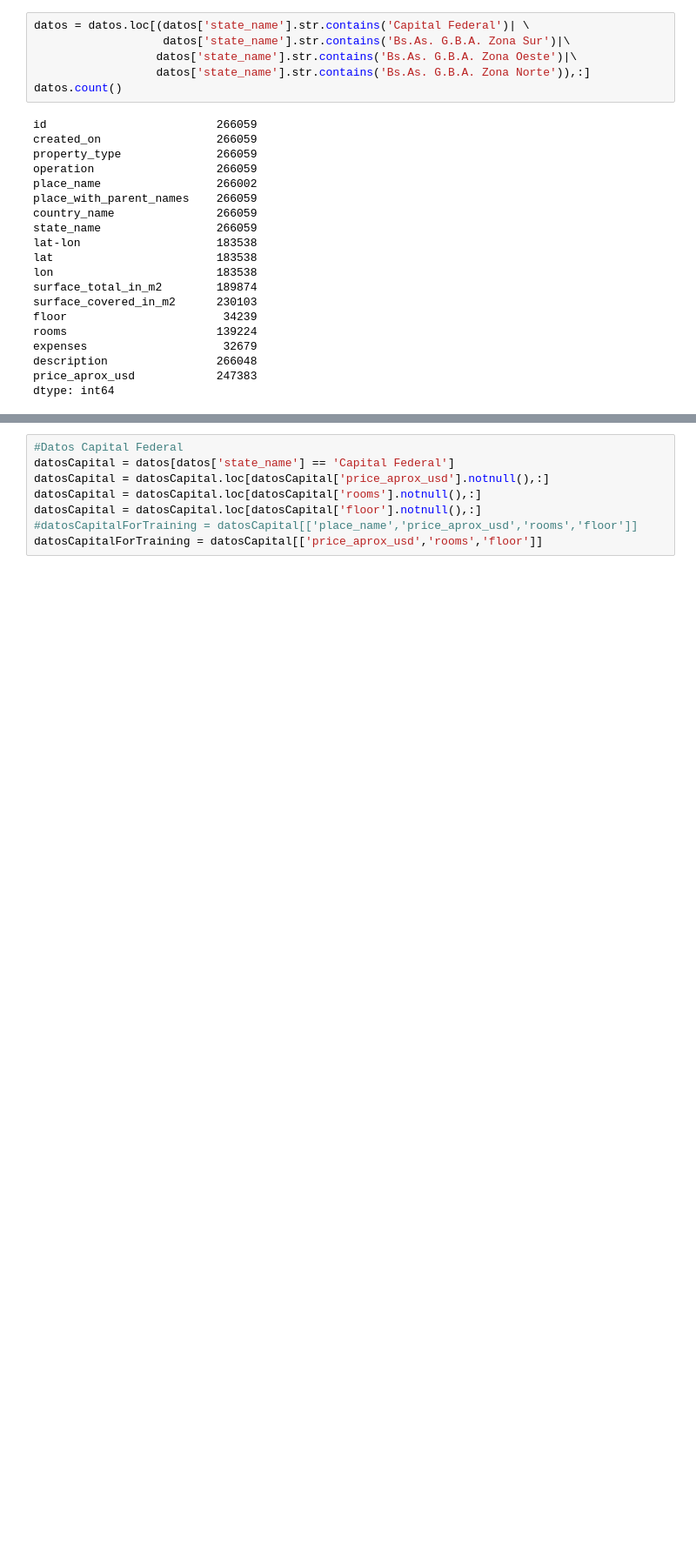
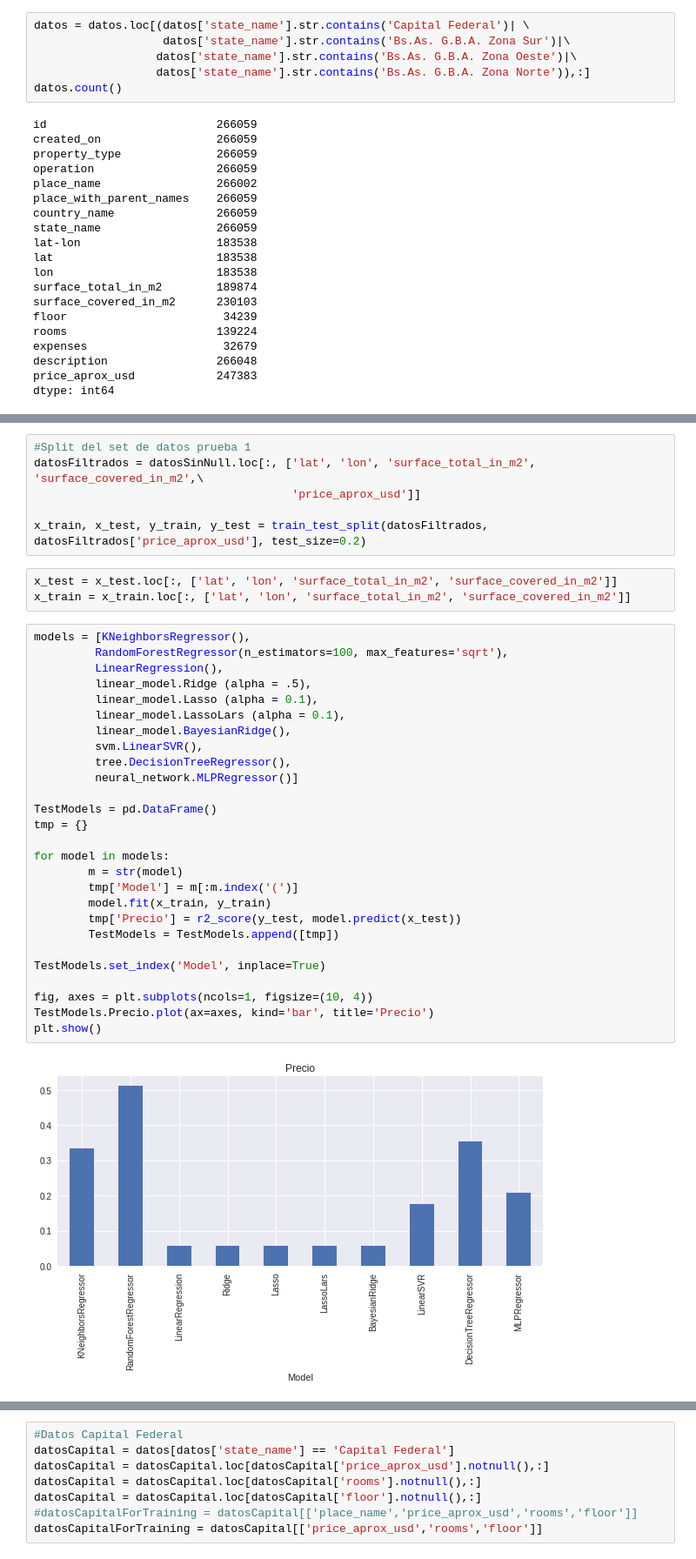
Before and after one commit to NicoGallegos/tpdatos, a Jupyter notebook: TP 2 2.0.ipynb, the cells around one changed output, grey strips where cells are left out. Shown: that part at 87% size. Saved outputs shown, nothing was run; the diff lists cells and outputs as text; blank space fills up the shorter version.

Commit message:
Primera subida a kaggle
Prueba de muchos algoritmos

```diff
--- a/TP 2 2.0.ipynb
+++ b/TP 2 2.0.ipynb
@@ -468,0 +308,38 @@ ValueError: Length of values does not match length of index
+# %%
+#Split del set de datos prueba 1
+datosFiltrados = datosSinNull.loc[:, ['lat', 'lon', 'surface_total_in_m2', 'surface_covered_in_m2',\
+                                      'price_aprox_usd']]
+
+x_train, x_test, y_train, y_test = train_test_split(datosFiltrados, datosFiltrados['price_aprox_usd'], test_size=0.2)
+# %%
+x_test = x_test.loc[:, ['lat', 'lon', 'surface_total_in_m2', 'surface_covered_in_m2']]
+x_train = x_train.loc[:, ['lat', 'lon', 'surface_total_in_m2', 'surface_covered_in_m2']]
+# %%
+models = [KNeighborsRegressor(),
+         RandomForestRegressor(n_estimators=100, max_features='sqrt'),
+         LinearRegression(),
+         linear_model.Ridge (alpha = .5),
+         linear_model.Lasso (alpha = 0.1),
+         linear_model.LassoLars (alpha = 0.1),
+         linear_model.BayesianRidge(),
+         svm.LinearSVR(),
+         tree.DecisionTreeRegressor(),
+         neural_network.MLPRegressor()]
+
+TestModels = pd.DataFrame()
+tmp = {}
+
+for model in models:
+        m = str(model)
+        tmp['Model'] = m[:m.index('(')]
+        model.fit(x_train, y_train)
+        tmp['Precio'] = r2_score(y_test, model.predict(x_test))
+        TestModels = TestModels.append([tmp])
+
+TestModels.set_index('Model', inplace=True)
+
+fig, axes = plt.subplots(ncols=1, figsize=(10, 4))
+TestModels.Precio.plot(ax=axes, kind='bar', title='Precio')
+plt.show()
+# %% [output]
+[figure, added]
```
Also changed, not shown: parts of 52 cells of this notebook.
